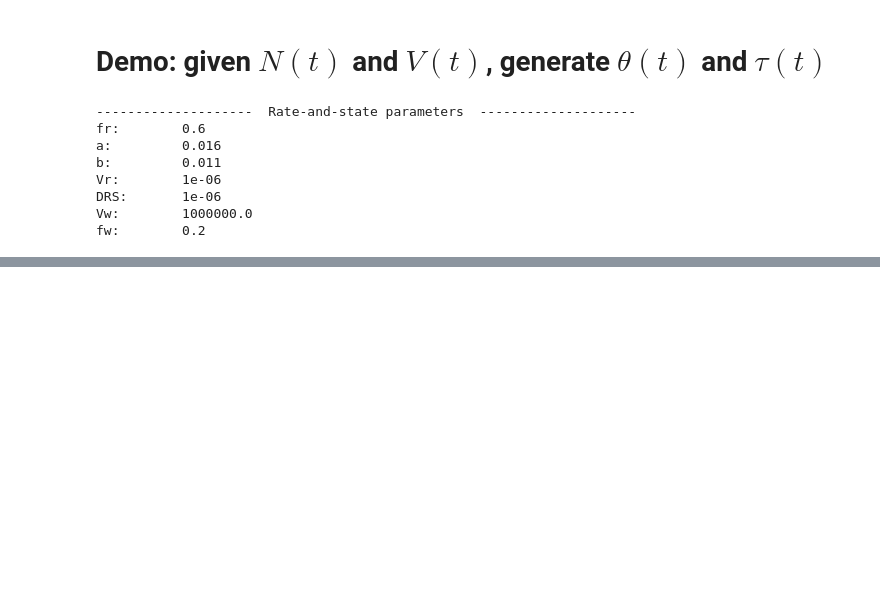
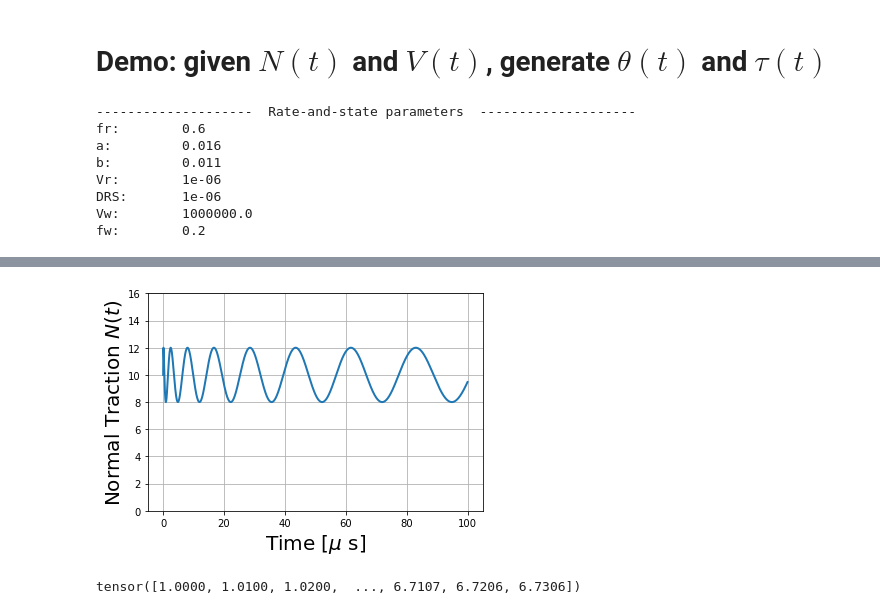
Before and after one commit to Shengduo/RateStateFrictionTraining, a Jupyter notebook: Trial.ipynb, the cells around one changed output, grey strips where cells are left out. Saved outputs shown, nothing was run; the diff lists cells and outputs as text; code cells hidden in the pictures; blank space fills up the shorter version.

```diff
--- a/Trial.ipynb
+++ b/Trial.ipynb
@@ -153,0 +163,14 @@ plt.show()
+# %%
+# Plot N(t)
+plt.plot(1e6 * t, N, linewidth=2.0)
+plt.xlabel('Time [$\mu$ s]', fontsize=20)
+plt.ylabel('Normal Traction $N(t)$', fontsize=20)
+plt.ylim([0, 16])
+plt.grid()
+plt.show()
+# %% [output]
+[figure, added]
+# %%
+mySeq.theta
+# %% [output]
+tensor([1.0000, 1.0100, 1.0200,  ..., 6.7107, 6.7206, 6.7306])
```
Also changed, not shown: parts of 11 cells of this notebook.
